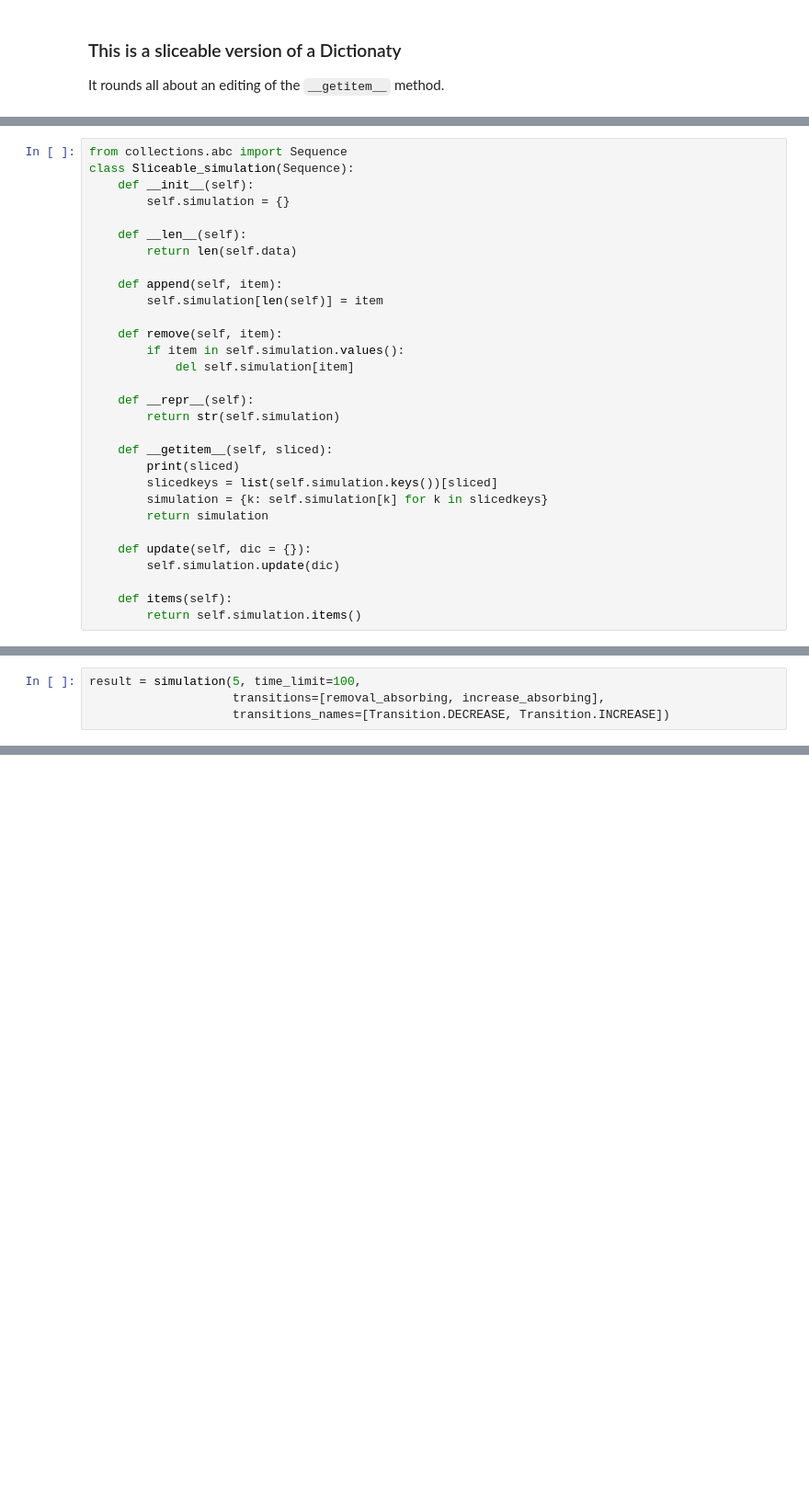
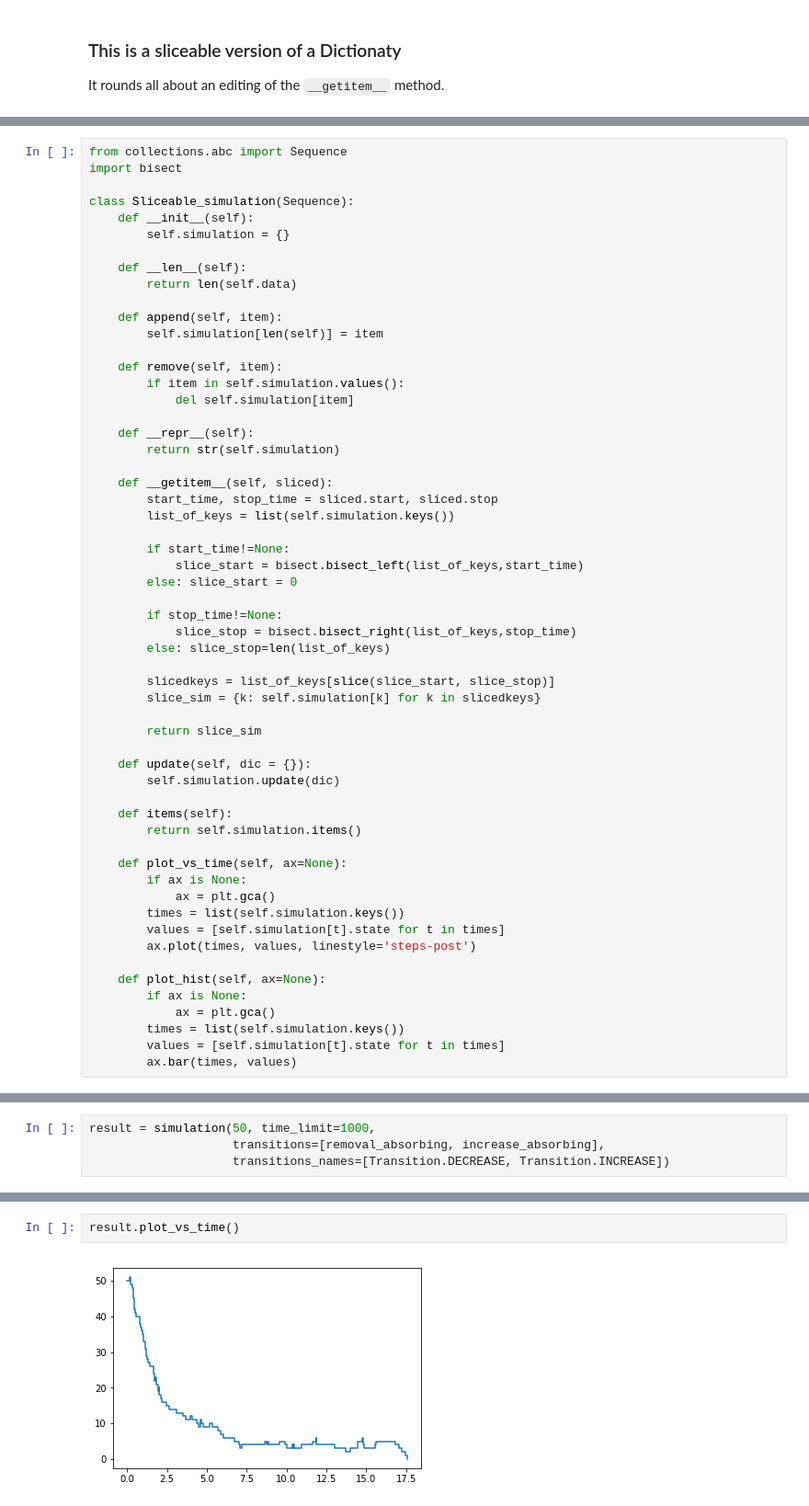
Before and after one commit to AlessandrodAgostino/Python-Projects, a Jupyter notebook: APM/L3.ipynb, the cells around one changed output, grey strips where cells are left out. Shown: that part at 92% size. Cells and saved outputs as stored; diff of their text form; blank space fills up the shorter version.

```diff
--- a/APM/L3.ipynb
+++ b/APM/L3.ipynb
@@ -408,5 +414,7 @@ m[1:3]
 # %%
 from collections.abc import Sequence
+import bisect
+
 class Sliceable_simulation(Sequence):
     def __init__(self):
         self.simulation = {}
@@ -425,13 +433,38 @@ class Sliceable_simulation(Sequence):
         return str(self.simulation)
 
     def __getitem__(self, sliced):
-        print(sliced)
-        slicedkeys = list(self.simulation.keys())[sliced]
-        simulation = {k: self.simulation[k] for k in slicedkeys}
-        return simulation
+        start_time, stop_time = sliced.start, sliced.stop
+        list_of_keys = list(self.simulation.keys())
+
+        if start_time!=None:
+            slice_start = bisect.bisect_left(list_of_keys,start_time)
+        else: slice_start = 0
+
+        if stop_time!=None:
+            slice_stop = bisect.bisect_right(list_of_keys,stop_time)
+        else: slice_stop=len(list_of_keys)
+
+        slicedkeys = list_of_keys[slice(slice_start, slice_stop)]
+        slice_sim = {k: self.simulation[k] for k in slicedkeys}
+
+        return slice_sim
 
     def update(self, dic = {}):
         self.simulation.update(dic)
 
     def items(self):
         return self.simulation.items()
+
+    def plot_vs_time(self, ax=None):
+        if ax is None:
+            ax = plt.gca()
+        times = list(self.simulation.keys())
+        values = [self.simulation[t].state for t in times]
+        ax.plot(times, values, linestyle='steps-post')
+
+    def plot_hist(self, ax=None):
+        if ax is None:
+            ax = plt.gca()
+        times = list(self.simulation.keys())
+        values = [self.simulation[t].state for t in times]
+        ax.bar(times, values)
@@ -476,6 +499,6 @@ def simulation(starting_state, time_limit, transitions, transitions_names):
             raise ValueError("transition not recognized")
     return observed_states
 # %%
-result = simulation(5, time_limit=100,
+result = simulation(50, time_limit=1000,
                     transitions=[removal_absorbing, increase_absorbing],
                     transitions_names=[Transition.DECREASE, Transition.INCREASE])
@@ -508,0 +505,4 @@ Observation(state=0, time_of_observation=6.268529939751827, time_of_residency=in
+# %%
+result.plot_vs_time()
+# %% [output]
+[figure, added]
```
Also changed, not shown: parts of 21 cells of this notebook.
